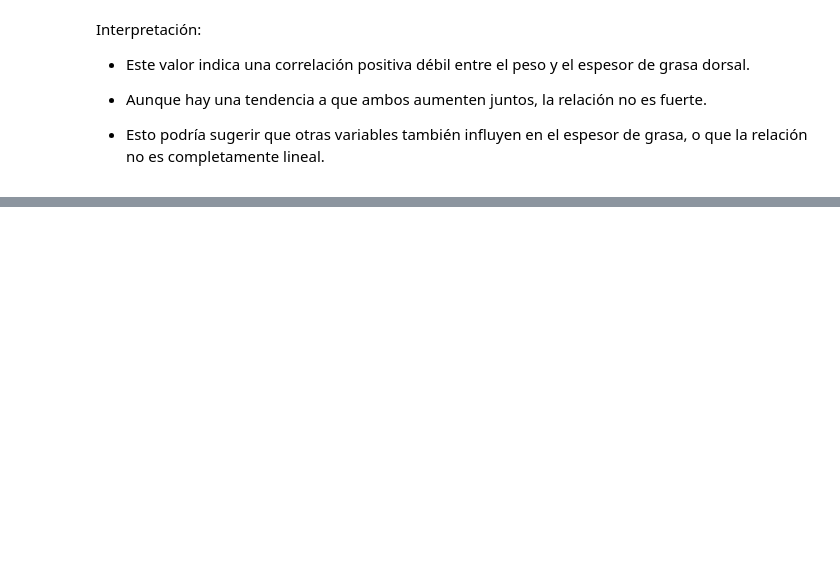
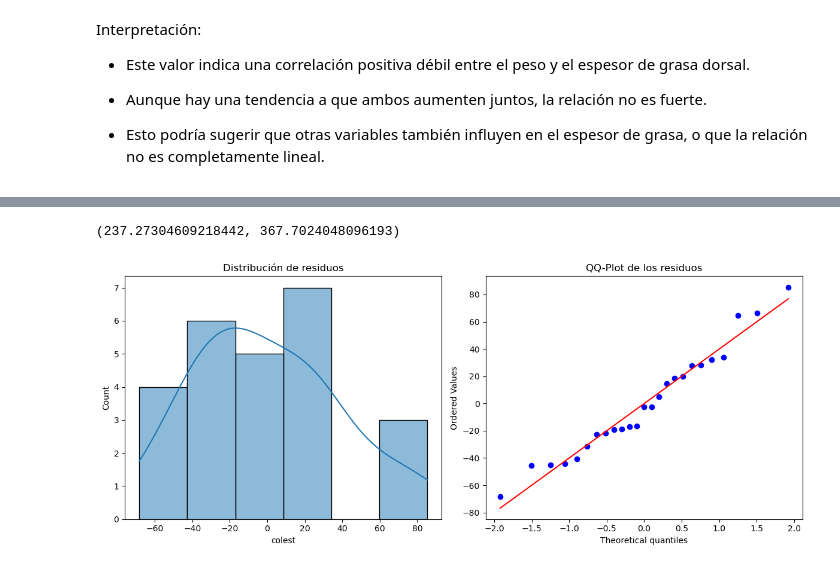
Before and after one commit to juanmanuellucero/RegresionAvanzada, a Jupyter notebook: TP - Regresion Avanzada.ipynb, the cells around one changed output, grey strips where cells are left out. Cells and saved outputs as stored; diff of their text form; code cells hidden in the pictures; blank space fills up the shorter version.

```diff
--- a/TP - Regresion Avanzada.ipynb
+++ b/TP - Regresion Avanzada.ipynb
@@ -52,0 +211,21 @@ Interpretación:
+# %%
+import pandas as pd
+from sklearn.linear_model import LinearRegression
+
+# Cargar el archivo Excel
+file_path = "peso_edad_colest.xlsx"
+df = pd.read_excel(file_path)
+
+# Definir variables
+X = df[['edad']]
+y = df['colest']
+
+# Ajustar modelo lineal
+modelo = LinearRegression()
+modelo.fit(X, y)
+
+# Obtener coeficientes
+intercepto = modelo.intercept_
+pendiente = modelo.coef_[0]
+
+(intercepto, pendiente)
@@ -52,0 +290,35 @@ Interpretación:
+# %%
+# Estimar E(Y) para edades 25 y 48
+
+edad_25 = modelo.predict([[25]])[0]
+edad_48 = modelo.predict([[48]])[0]
+
+(edad_25, edad_48)
+# %% [output]
+(237.27304609218442, 367.7024048096193)
+# %%
+# Reimportar librerías y recargar archivo tras reinicio
+import pandas as pd
+import matplotlib.pyplot as plt
+import seaborn as sns
+import scipy.stats as stats
+from sklearn.linear_model import LinearRegression
+
+# Calcular residuos
+residuos = y - modelo.predict(X)
+
+# Graficar histograma + KDE y QQ-plot
+plt.figure(figsize=(12, 5))
+
+plt.subplot(1, 2, 1)
+sns.histplot(residuos, kde=True)
+plt.title("Distribución de residuos")
+
+plt.subplot(1, 2, 2)
+stats.probplot(residuos, dist="norm", plot=plt)
+plt.title("QQ-Plot de los residuos")
+
+plt.tight_layout()
+plt.show()
+# %% [output]
+[figure, added]
```
Also changed, not shown: parts of 66 cells of this notebook.
